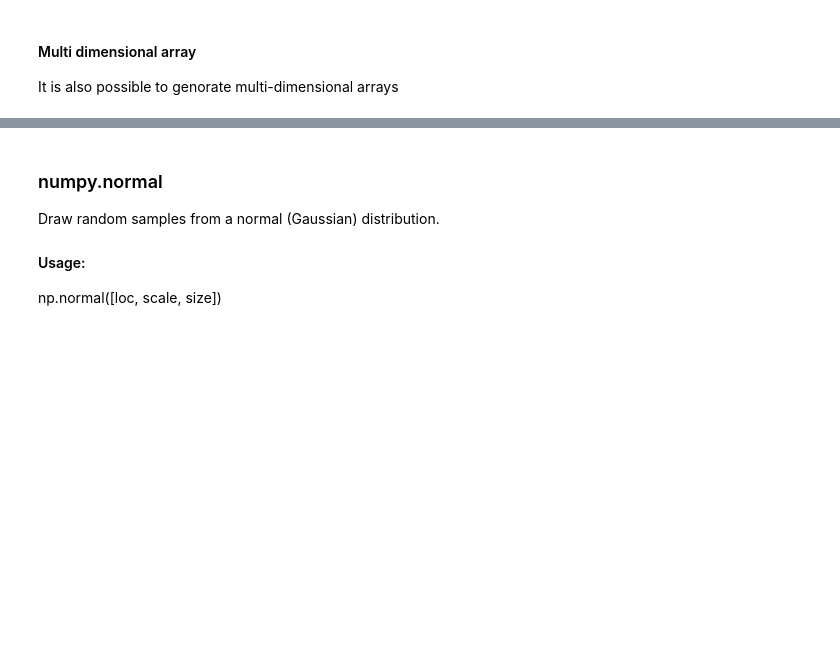
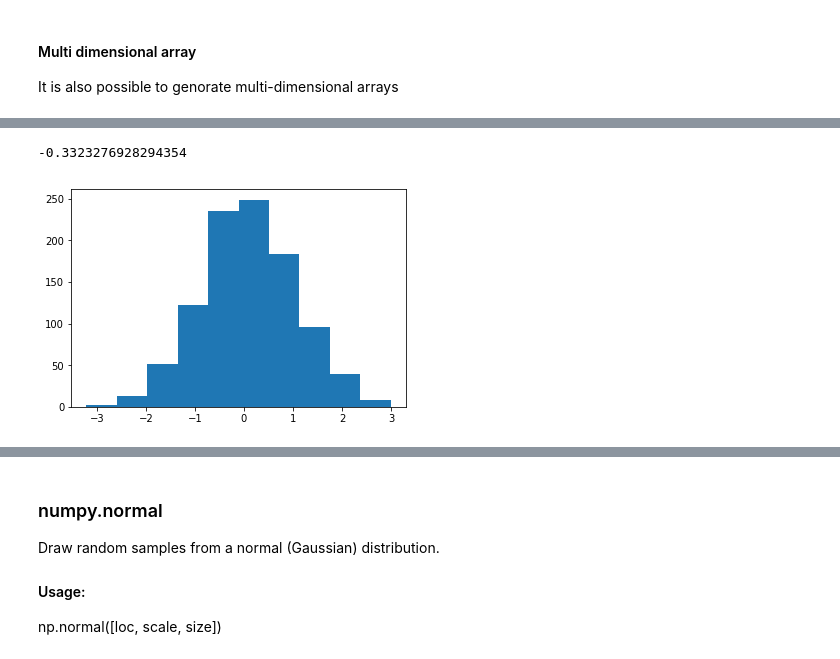
Before and after one commit to sshhane/emerging-tech-project, a Jupyter notebook: 1. Numpy Random.ipynb, the cells around one changed output, grey strips where cells are left out. Drawn from its saved outputs; the diff is of its cells as text; code cells hidden in the pictures; blank space fills up the shorter version.

Commit message:
numpy, added randn & normal

```diff
--- a/1. Numpy Random.ipynb
+++ b/1. Numpy Random.ipynb
@@ -73,0 +74,9 @@ np.random_sample([size])
+# %%
+np.random.randn()
+# %% [output]
+-0.3323276928294354
+# %%
+plt.hist(np.random.randn(1000))
+plt.show()
+# %% [output]
+[figure, added]
```
Also changed, not shown: parts of 20 cells of this notebook.
